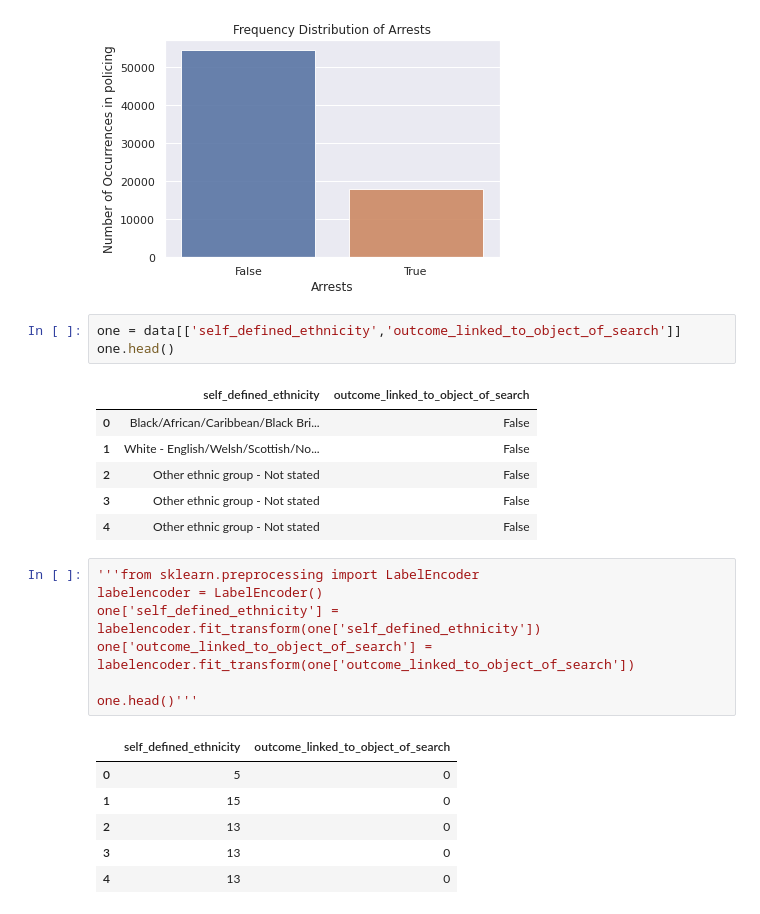
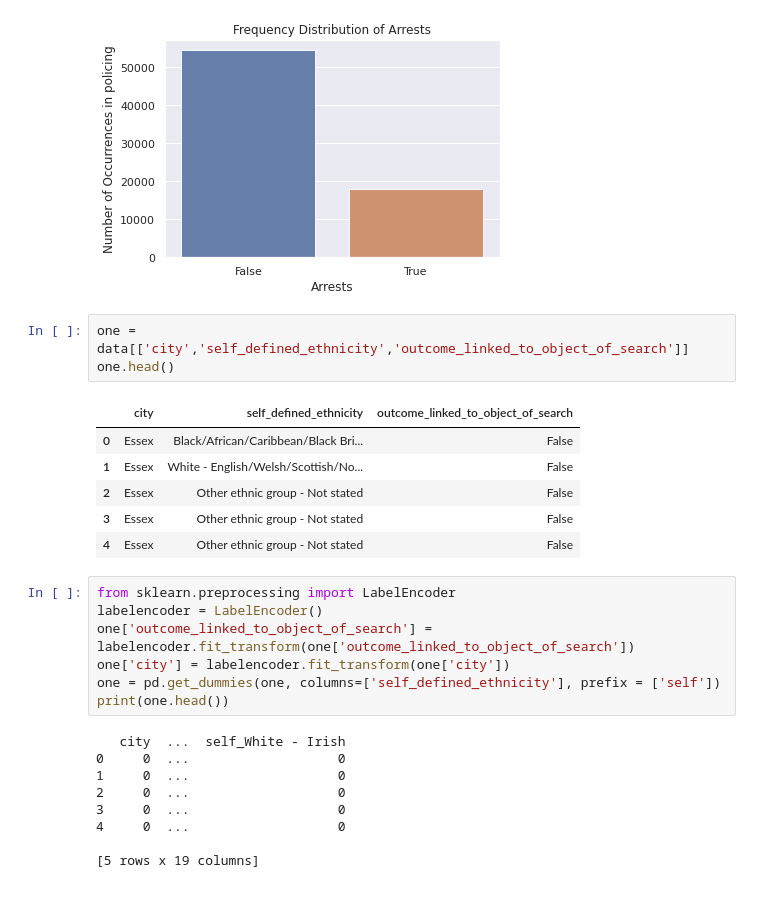
Before and after one commit to ah20776/CE888---Assignment, a Jupyter notebook: Ethnicity in UK Policing/newbias.ipynb, the cells around one changed output. Drawn from its saved outputs; the diff is of its cells as text.

```diff
--- a/Ethnicity in UK Policing/newbias.ipynb
+++ b/Ethnicity in UK Policing/newbias.ipynb
@@ -399,26 +405,28 @@ plt.show()
 # %% [output]
 [figure]
 # %%
-one = data[['self_defined_ethnicity','outcome_linked_to_object_of_search']]
+one = data[['city','self_defined_ethnicity','outcome_linked_to_object_of_search']]
 one.head()
 # %% [output]
-|  | self_defined_ethnicity | outcome_linked_to_object_of_search |
-| 0 | Black/African/Caribbean/Black Bri... | False |
-| 1 | White - English/Welsh/Scottish/No... | False |
-| 2 | Other ethnic group - Not stated | False |
-| 3 | Other ethnic group - Not stated | False |
-| 4 | Other ethnic group - Not stated | False |
+|  | city | self_defined_ethnicity | outcome_linked_to_object_of_search |
+| 0 | Essex | Black/African/Caribbean/Black Bri... | False |
+| 1 | Essex | White - English/Welsh/Scottish/No... | False |
+| 2 | Essex | Other ethnic group - Not stated | False |
+| 3 | Essex | Other ethnic group - Not stated | False |
+| 4 | Essex | Other ethnic group - Not stated | False |
 # %%
-'''from sklearn.preprocessing import LabelEncoder
+from sklearn.preprocessing import LabelEncoder
 labelencoder = LabelEncoder()
-one['self_defined_ethnicity'] = labelencoder.fit_transform(one['self_defined_ethnicity'])
 one['outcome_linked_to_object_of_search'] = labelencoder.fit_transform(one['outcome_linked_to_object_of_search'])
-
-one.head()'''
+one['city'] = labelencoder.fit_transform(one['city'])
+one = pd.get_dummies(one, columns=['self_defined_ethnicity'], prefix = ['self'])
+print(one.head())
 # %% [output]
-|  | self_defined_ethnicity | outcome_linked_to_object_of_search |
-| 0 | 5 | 0 |
-| 1 | 15 | 0 |
-| 2 | 13 | 0 |
-| 3 | 13 | 0 |
-| 4 | 13 | 0 |
+   city  ...  self_White - Irish
+0     0  ...                   0
+1     0  ...                   0
+2     0  ...                   0
+3     0  ...                   0
+4     0  ...                   0
+
+[5 rows x 19 columns]
```
Also changed, not shown: parts of 3 cells of this notebook.
